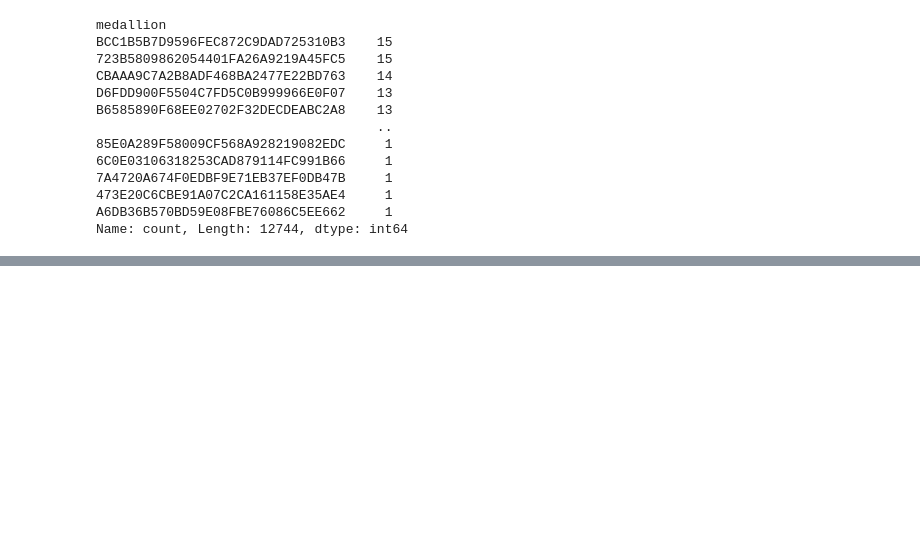
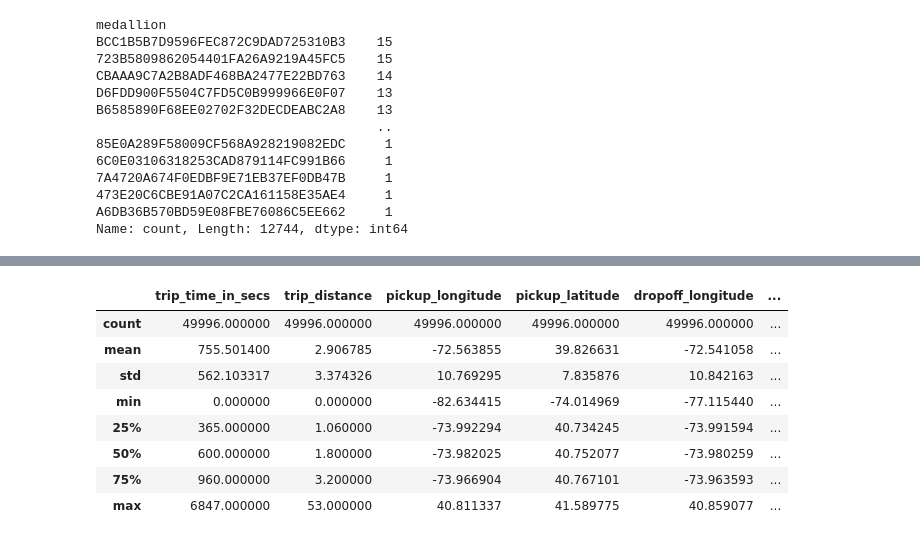
Before and after one commit to Ilyasuuu/ML_Projects, a Jupyter notebook: Predicting_taxi_fares/Predicting_taxi_fares.ipynb, the cells around one changed output, grey strips where cells are left out. Saved outputs shown, nothing was run; the diff lists cells and outputs as text; code cells hidden in the pictures; blank space fills up the shorter version.

```diff
--- a/Predicting_taxi_fares/Predicting_taxi_fares.ipynb
+++ b/Predicting_taxi_fares/Predicting_taxi_fares.ipynb
@@ -68,0 +110,12 @@ Name: count, Length: 12744, dtype: int64
+# %%
+merge_data.describe()
+# %% [output]
+|  | trip_time_in_secs | trip_distance | pickup_longitude | pickup_latitude | dropoff_longitude | ... |
+| count | 49996.000000 | 49996.000000 | 49996.000000 | 49996.000000 | 49996.000000 | ... |
+| mean | 755.501400 | 2.906785 | -72.563855 | 39.826631 | -72.541058 | ... |
+| std | 562.103317 | 3.374326 | 10.769295 | 7.835876 | 10.842163 | ... |
+| min | 0.000000 | 0.000000 | -82.634415 | -74.014969 | -77.115440 | ... |
+| 25% | 365.000000 | 1.060000 | -73.992294 | 40.734245 | -73.991594 | ... |
+| 50% | 600.000000 | 1.800000 | -73.982025 | 40.752077 | -73.980259 | ... |
+| 75% | 960.000000 | 3.200000 | -73.966904 | 40.767101 | -73.963593 | ... |
+| max | 6847.000000 | 53.000000 | 40.811337 | 41.589775 | 40.859077 | ... |
```
Also changed, not shown: parts of 5 cells of this notebook.
